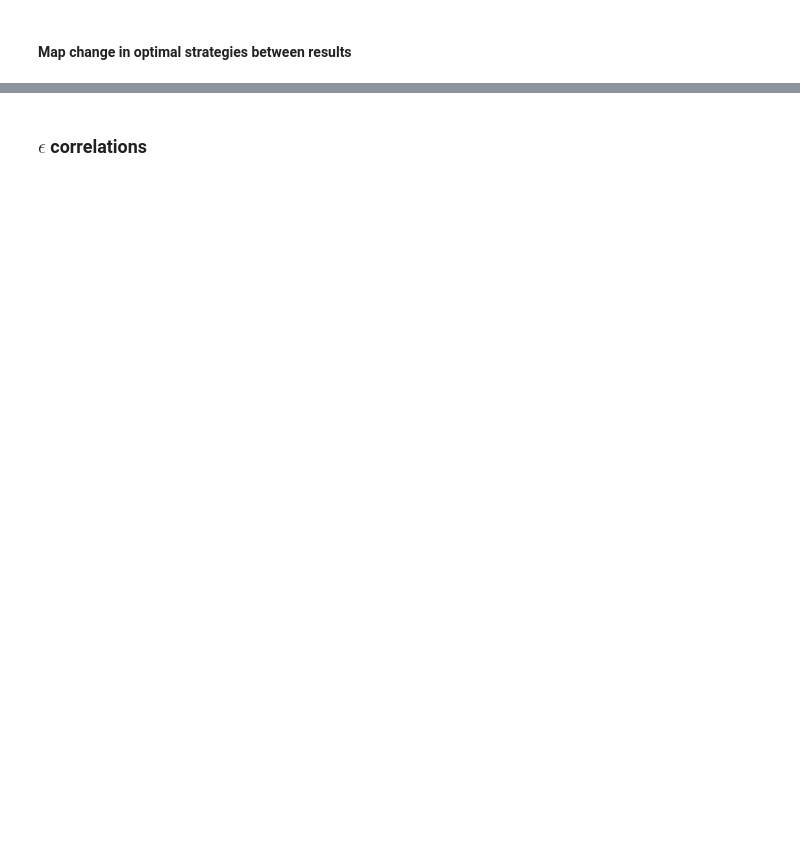
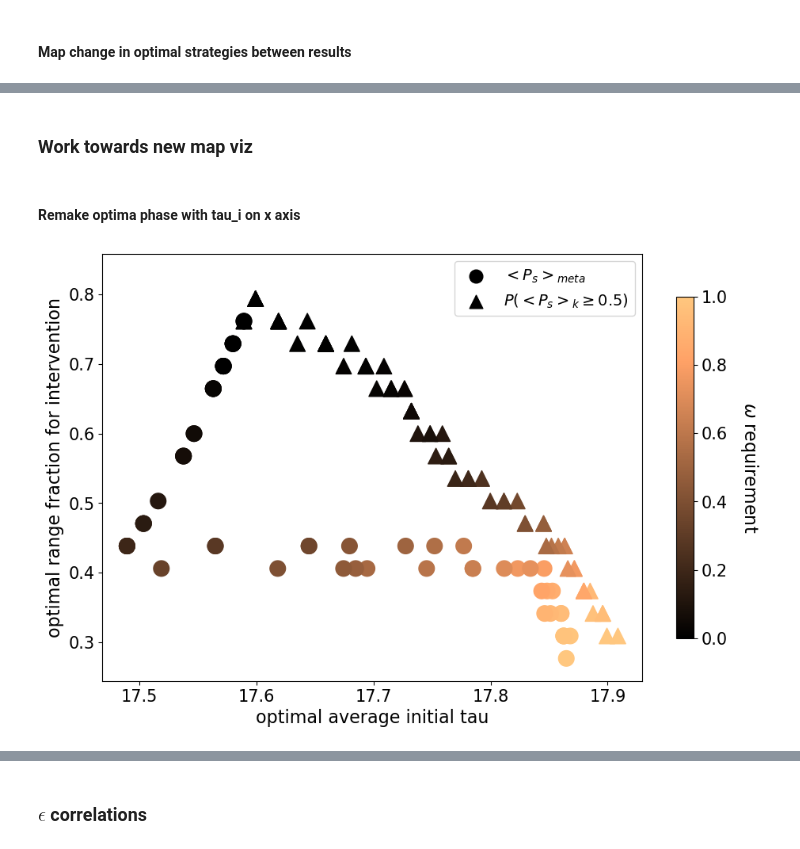
Before and after one commit to patricklawton/TecateCypress, a Jupyter notebook: sensitivity/viz.ipynb, the cells around one changed output, grey strips where cells are left out. Saved outputs shown, nothing was run; the diff lists cells and outputs as text; code cells hidden in the pictures; blank space fills up the shorter version.

```diff
--- a/sensitivity/viz.ipynb
+++ b/sensitivity/viz.ipynb
@@ -396,0 +430,74 @@ ax.set_yticks([])
+# %% [markdown]
+### Work towards new map viz
+# %%
+# Read in maps and convert fdm to tau
+ul_coord = [1500, 2800]
+lr_coord = [2723, 3905]
+usecols = np.arange(ul_coord[0],lr_coord[0])
+sdmfn = "../shared_maps/SDM_1995.asc"
+sdm = np.loadtxt(sdmfn,skiprows=6+ul_coord[1],
+                         max_rows=lr_coord[1], usecols=usecols)
+fdmfn = '../shared_maps/FDE_current_allregions.asc'
+fdm = np.loadtxt(fdmfn,skiprows=6+ul_coord[1],
+                         max_rows=lr_coord[1], usecols=usecols)
+sdm, fdm = adjustmaps([sdm, fdm])
+delta_t = 30
+b_raster = delta_t / np.power(-np.log(1-fdm), 1/c)
+tau_raster = b_raster * gamma(1+1/c)
+maps_filt = (sdm > 0) & (fdm > 0)
+tau_flat = tau_raster[maps_filt] #+ (max(C_vec)/ncell_tot)
+tau_flat[tau_flat > max(tau_vec)] = max(tau_vec)
+# tau_argsort = np.argsort(tau_flat)
+tau_sorted = sorted(tau_flat)
+# %% [markdown]
+#### Remake optima phase with tau_i on x axis
+# %%
+fig, ax = plt.subplots(1, figsize=(11,7))
+colormap = copy.copy(cm.copper)
+vmin = 0; vmax = 1
+normalize = colors.Normalize(vmin=vmin, vmax=vmax)
+colormap_2 = copy.copy(cm.YlGn_r)
+normalize_2 = colors.Normalize(vmin=vmin, vmax=vmax)
+C_i = 9
+markers = ['o', '^']
+res_labs = [f'$<{metric}>_{{meta}}$', f'$P(<{metric}>_k \geq 0.5)$']
+for res_i, results_pre in enumerate(['meta_mean_results', 'gte_thresh_results']):
+    set_globals(results_pre)
+    maxrob = np.load(fn_prefix + "maxrob.npy")
+    argmaxrob = np.load(fn_prefix + "argmaxrob.npy")
+    rob_thresh_vec = np.load(fn_prefix + "rob_thresh_vec.npy")
+
+    opt_ncell = np.ones_like(rob_thresh_vec) * np.nan
+    opt_sl = np.ones_like(rob_thresh_vec) * np.nan
+    opt_taui = np.ones_like(rob_thresh_vec) * np.nan
+    for thresh_i, thresh in enumerate(rob_thresh_vec):
+        if maxrob[thresh_i, C_i] < 1:
+            opt_ncell_i = int(argmaxrob[thresh_i, C_i][0])
+            opt_ncell[thresh_i] = ncell_vec[opt_ncell_i]
+            opt_sl_i = int(argmaxrob[thresh_i, C_i][1])
+            opt_sl[thresh_i] = slice_left_all[opt_sl_i]
+            opt_taui[thresh_i] = np.mean(tau_sorted[opt_sl_i:opt_sl_i+opt_ncell_i])
+    opt_ncell = opt_ncell / ncell_tot
+    opt_sl = opt_sl / ncell_tot
+    scatter = ax.scatter(opt_taui, opt_ncell, cmap=colormap, norm=normalize, c=maxrob[:, C_i], marker=markers[res_i], s=200)
+    ax.scatter([], [], c='k', marker=markers[res_i], label=res_labs[res_i])
+cbar = fig.colorbar(scatter, ax=ax, location="right", shrink=0.8)
+cbar.set_label(r"$\omega$ requirement", rotation=-90, labelpad=30)
+ax.set_ylabel(fr"optimal range fraction for intervention")
+ax.set_xlabel(fr"optimal average initial tau")
+ax.legend()
+# ymin = -0.05; ymax = 1
+xmin = min(slice_left_all/ncell_tot) - np.diff(slice_left_all/ncell_tot)[0]
+# xmax = max(slice_left_all/ncell_tot)
+xmax = slice_left_all[-23]/ncell_tot
+# ax.set_xlim(xmin,xmax)
+# ymin = min(ncell_vec/ncell_tot)
+# ymax = max(ncell_vec/ncell_tot)
+ymin = ncell_vec[6] / ncell_tot
+ymax = ncell_vec[-5] / ncell_tot
+ax.set_ylim(ymin, ymax)
+ncell_constraint = 1 - (slice_left_all/ncell_tot)
+# fn = f"shared_figs/comparing_optima.png"
+# fig.savefig(fn, bbox_inches='tight')
+# %% [output]
+[figure, added]
```
Also changed, not shown: parts of 24 cells of this notebook.
